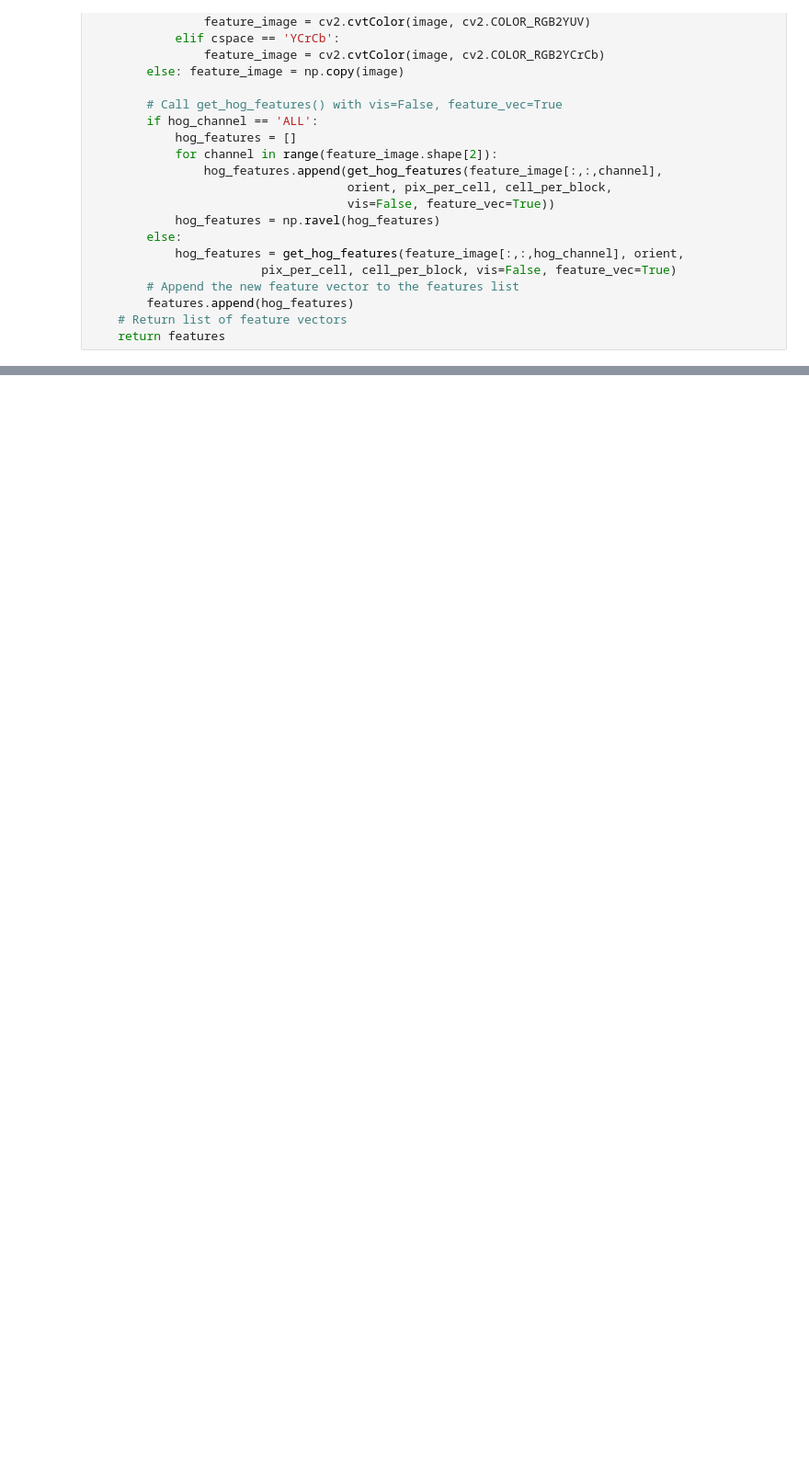
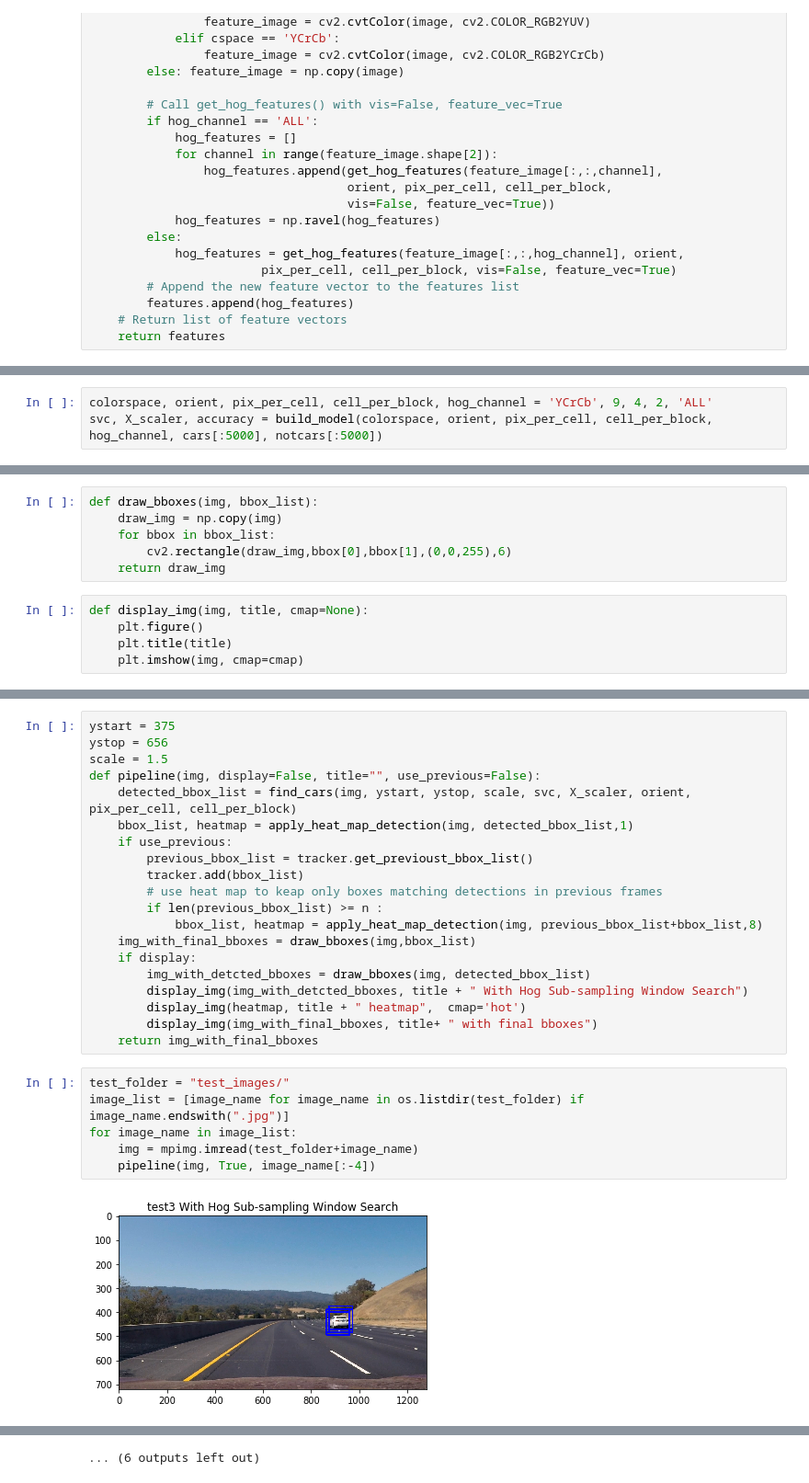
Before and after one commit to chomnoue/CarND-Vehicle-Detection, a Jupyter notebook: vehicle_detection.ipynb, the cells around one changed output, grey strips where cells are left out. Shown at 92% size. Saved outputs shown, nothing was run; the diff lists cells and outputs as text; blank space fills up the shorter version.

Commit message:
complete pipeline apply pipeline to project video complete writeup

```diff
--- a/vehicle_detection.ipynb
+++ b/vehicle_detection.ipynb
@@ -243,0 +197,3 @@ hog_channel =  "ALL" # Can be 0, 1, 2, or "ALL"
+# %%
+colorspace, orient, pix_per_cell, cell_per_block, hog_channel = 'YCrCb', 9, 4, 2, 'ALL'
+svc, X_scaler, accuracy = build_model(colorspace, orient, pix_per_cell, cell_per_block, hog_channel, cars[:5000], notcars[:5000])
@@ -243,0 +347,11 @@ hog_channel =  "ALL" # Can be 0, 1, 2, or "ALL"
+# %%
+def draw_bboxes(img, bbox_list):
+    draw_img = np.copy(img)
+    for bbox in bbox_list:
+        cv2.rectangle(draw_img,bbox[0],bbox[1],(0,0,255),6)
+    return draw_img
+# %%
+def display_img(img, title, cmap=None):
+    plt.figure()
+    plt.title(title)
+    plt.imshow(img, cmap=cmap)
@@ -243,0 +360,28 @@ hog_channel =  "ALL" # Can be 0, 1, 2, or "ALL"
+# %%
+ystart = 375
+ystop = 656
+scale = 1.5
+def pipeline(img, display=False, title="", use_previous=False):
+    detected_bbox_list = find_cars(img, ystart, ystop, scale, svc, X_scaler, orient, pix_per_cell, cell_per_block)
+    bbox_list, heatmap = apply_heat_map_detection(img, detected_bbox_list,1)
+    if use_previous:
+        previous_bbox_list = tracker.get_previoust_bbox_list()
+        tracker.add(bbox_list)
+        # use heat map to keap only boxes matching detections in previous frames
+        if len(previous_bbox_list) >= n :
+            bbox_list, heatmap = apply_heat_map_detection(img, previous_bbox_list+bbox_list,8)
+    img_with_final_bboxes = draw_bboxes(img,bbox_list)
+    if display:
+        img_with_detcted_bboxes = draw_bboxes(img, detected_bbox_list)
+        display_img(img_with_detcted_bboxes, title + " With Hog Sub-sampling Window Search")
+        display_img(heatmap, title + " heatmap",  cmap='hot')
+        display_img(img_with_final_bboxes, title+ " with final bboxes")
+    return img_with_final_bboxes
+# %%
+test_folder = "test_images/"
+image_list = [image_name for image_name in os.listdir(test_folder) if image_name.endswith(".jpg")]
+for image_name in image_list:
+    img = mpimg.imread(test_folder+image_name)
+    pipeline(img, True, image_name[:-4])
+# %% [output]
+[figure, added]
@@ -243,0 +399 @@ hog_channel =  "ALL" # Can be 0, 1, 2, or "ALL"
+... (6 outputs left out)
```
Also changed, not shown: parts of 27 cells of this notebook, 11 other files.
